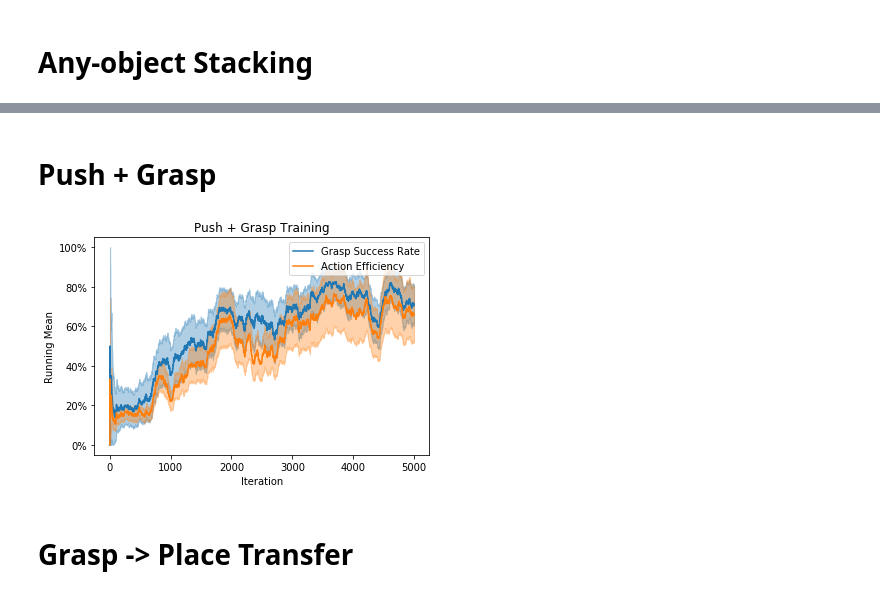
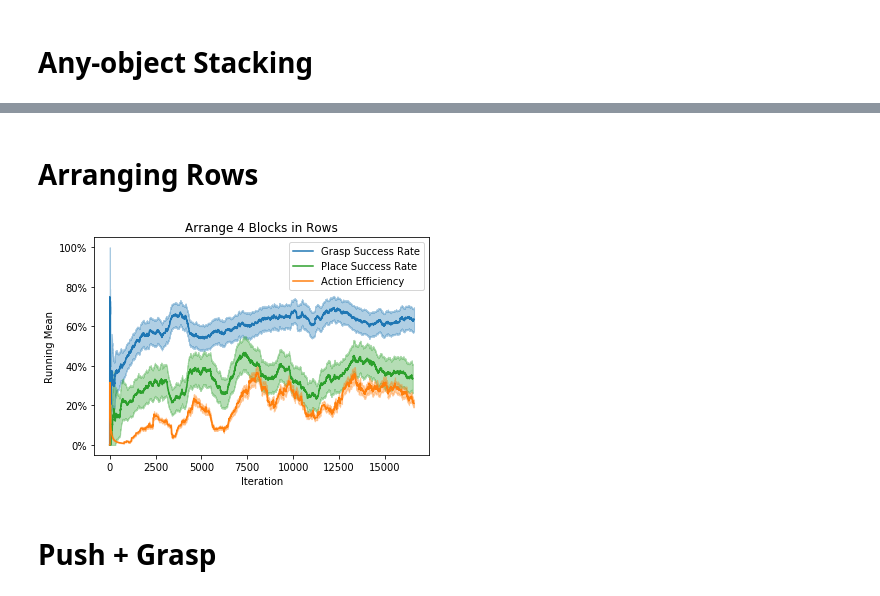
Before and after one commit to jhu-lcsr/good_robot, a Jupyter notebook: plot_success_rate/calculate_successes.ipynb, the cells around one changed output, grey strips where cells are left out. Drawn from its saved outputs; the diff is of its cells as text; code cells hidden in the pictures.

```diff
--- a/plot_success_rate/calculate_successes.ipynb
+++ b/plot_success_rate/calculate_successes.ipynb
@@ -205,2 +194,12 @@ plt.savefig(log_dir + '_success_plot.pdf')
+# %% [markdown]
+# Arranging Rows
+# %%
+window = 1000
+max_iter = None
+log_dir = '../logs/2019-09-13.19-55-21-train-rows-no-images-16.5k'
+title = 'Arrange 4 Blocks in Rows'
+plot_it(log_dir, title, window=window, max_iter=max_iter)
+# %% [output]
+[figure, added]
 # %% [markdown]
 # Push + Grasp
@@ -215,33 +205,0 @@ eff, eff_lower, eff_upper = get_grasp_action_efficiency(actions, rewards, window
-# %%
-colors = ['tab:blue', 'tab:green', 'tab:orange']
-alpha = 0.35
-mult = 100
-iters = 5000
-grasp_rate = grasp_rate[:iters]
-grasp_lower = grasp_lower[:iters]
-grasp_upper = grasp_upper[:iters]
-eff = eff[:iters]
-eff_lower = eff_lower[:iters]
-eff_upper = eff_upper[:iters]
-
-plt.plot(mult*grasp_rate, color=colors[0], label='Grasp Success Rate')
-plt.plot(mult*eff, color=colors[2], label='Action Efficiency')
-
-plt.fill_between(np.arange(1, grasp_rate.shape[0]+1),
-                 mult*grasp_lower, mult*grasp_upper,
-                 color=colors[0], alpha=alpha)
-plt.fill_between(np.arange(1, eff.shape[0]+1),
-                 mult*eff_lower, mult*eff_upper,
-                 color=colors[2], alpha=alpha)
-
-ax = plt.gca()
-plt.xlabel('Iteration')
-plt.ylabel('Running Mean')
-plt.title('Push + Grasp Training')
-plt.legend()
-ax.yaxis.set_major_formatter(PercentFormatter())
-plt.savefig(log_dir + '_success_plot.pdf')
-# %% [output]
-[figure, removed]
-# %% [markdown]
-# Grasp -> Place Transfer
```
Also changed, not shown: parts of 12 cells of this notebook, 3 other files.
